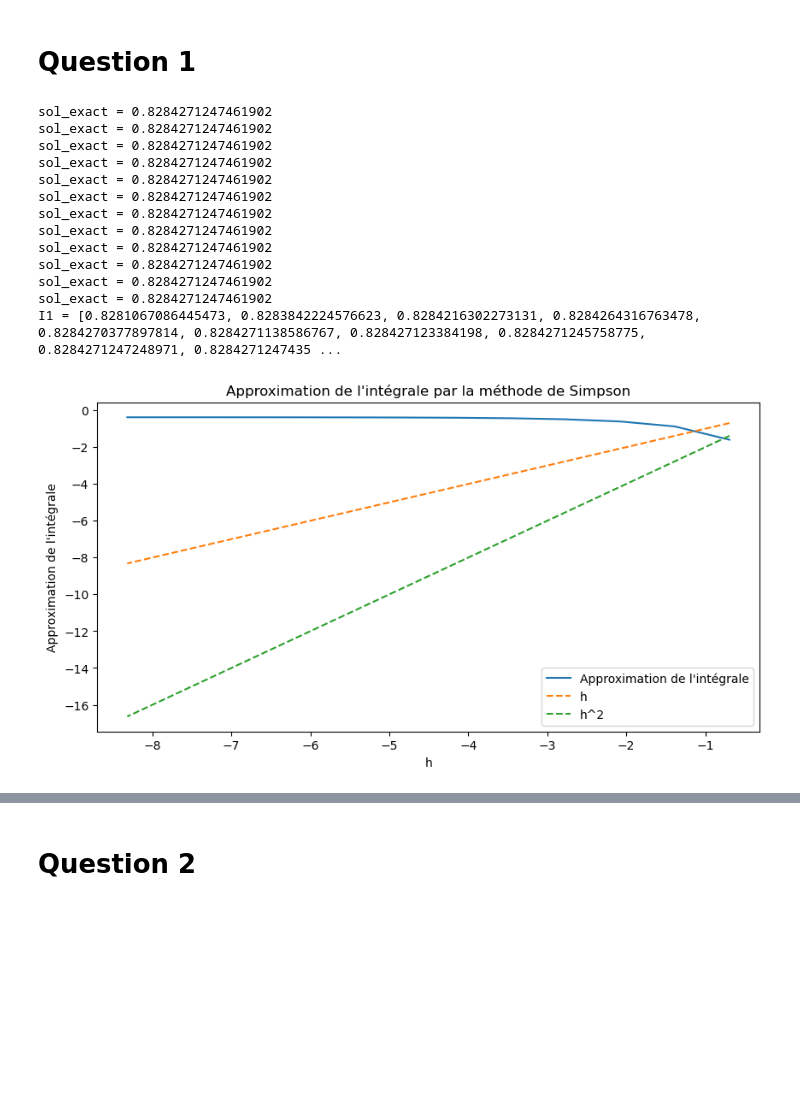
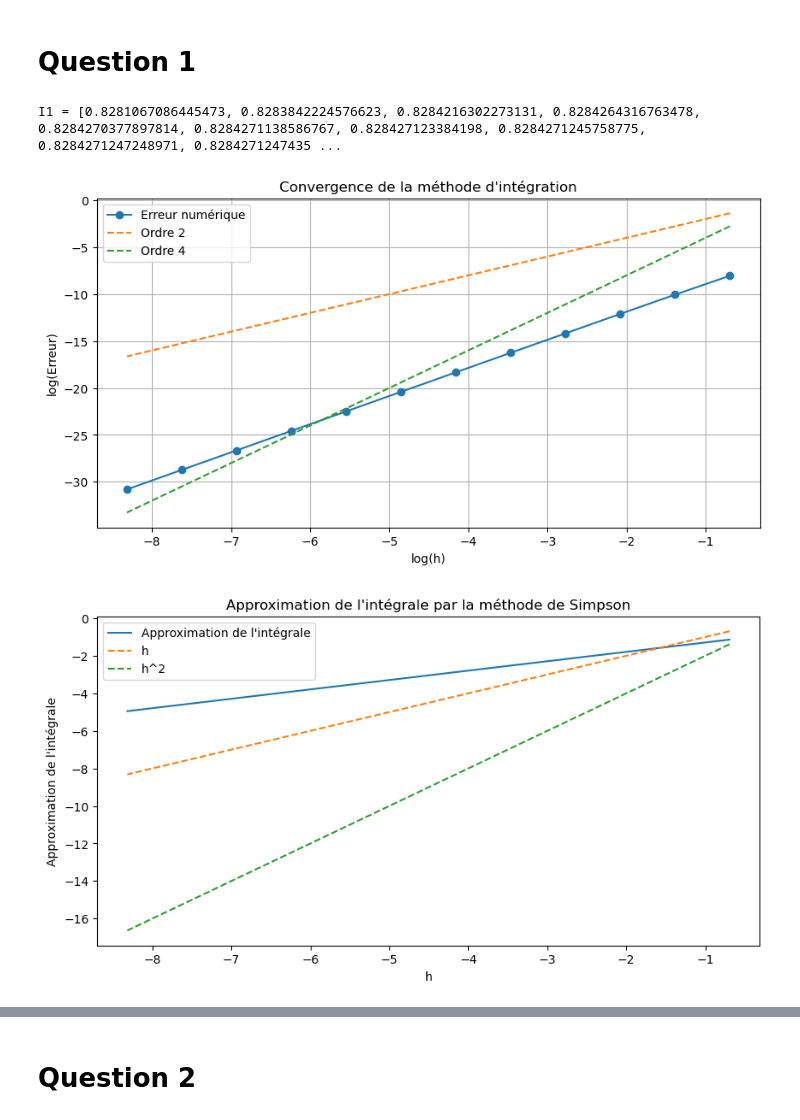
Before and after one commit to ArthurDanjou/ArtStudies, a Jupyter notebook: M1/Numerical Methods/TP_DANJOU_Arthur.ipynb, the cells around one changed output, grey strips where cells are left out. Drawn from its saved outputs; the diff is of its cells as text; code cells hidden in the pictures; blank space fills up the shorter version.

```diff
--- a/M1/Numerical Methods/TP_DANJOU_Arthur.ipynb
+++ b/M1/Numerical Methods/TP_DANJOU_Arthur.ipynb
@@ -14,45 +14,49 @@ def f(x):
 # %%
 a, b = 1, 2
 def compute_I(f, a, b, m):
-	h_list = (b - a) / m
+    h_list = (b - a) / m
+    I = []
+    errors = []
+    sol_exact = quad(f, a, b)[0]
 
-	I = []
-	errors = []
-	for h in h_list:
-		t = np.arange(a, b, h)
-		y = np.array([3 / 4 * h * f(t[i] + h/3) + h/4 * f(t[i] + h) for i in range(len(t))])
+    for h in h_list:
+        t = np.arange(a, b, h)
+        y = np.array([3/4 * h * f(t[i] + h/3) + h/4 * f(t[i] + h) for i in range(len(t))])
+        I_approx = np.sum(y)
+        I.append(I_approx)
+        errors.append(np.abs(I_approx - sol_exact))
 
-		sol_exact = quad(f, a, b)[0]
-		print(f"sol_exact = {sol_exact}")
-		errors.append(np.max(np.power(np.abs(y - sol_exact), 2)))
-		I.append(np.sum(y))
-	return I, h_list,errors
+    return I, h_list, errors
+# %%
+I1, h_list, errors1 = compute_I(f, a, b, m)
+
+print(f"I1 = {I1}")
+
+plt.figure(figsize=(10, 5))
+plt.plot(np.log(h_list), np.log(errors1), 'o-', label='Erreur numérique')
+plt.plot(np.log(h_list), 2*np.log(h_list), '--', label='Ordre 2')
+plt.plot(np.log(h_list), 4*np.log(h_list), '--', label='Ordre 4')
+plt.xlabel('log(h)')
+plt.ylabel('log(Erreur)')
+plt.title('Convergence de la méthode d\'intégration')
+plt.legend()
+plt.grid(True)
+plt.show()
+# %% [output]
+I1 = [0.8281067086445473, 0.8283842224576623, 0.8284216302273131, 0.8284264316763478, 0.8284270377897814, 0.8284271138586767, 0.828427123384198, 0.8284271245758775, 0.8284271247248971, 0.8284271247435 ...
+[figure, added]
 # %%
-I1, h_list, errors1 = compute_I(f, a, b, m)
-
-print(f"I1 = {I1}")
+a, b = 0, 1
+I2, h_list, errors2 = compute_I(f, a, b, m)
 
 plt.figure(figsize=(10, 5))
-plt.plot(np.log(h_list), np.log(errors1), label='Approximation de l\'intégrale')
+plt.plot(np.log(h_list), np.log(errors2), label='Approximation de l\'intégrale')
 plt.plot(np.log(h_list), np.log(h_list), '--', label='h')
 plt.plot(np.log(h_list), 2*np.log(h_list), '--', label='h^2')
 plt.xlabel('h')
 plt.ylabel('Approximation de l\'intégrale')
 plt.title('Approximation de l\'intégrale par la méthode de Simpson')
 plt.legend()
 plt.show()
 # %% [output]
-sol_exact = 0.8284271247461902
-sol_exact = 0.8284271247461902
-sol_exact = 0.8284271247461902
-sol_exact = 0.8284271247461902
-sol_exact = 0.8284271247461902
-sol_exact = 0.8284271247461902
-sol_exact = 0.8284271247461902
-sol_exact = 0.8284271247461902
-sol_exact = 0.8284271247461902
-sol_exact = 0.8284271247461902
-sol_exact = 0.8284271247461902
-sol_exact = 0.8284271247461902
-I1 = [0.8281067086445473, 0.8283842224576623, 0.8284216302273131, 0.8284264316763478, 0.8284270377897814, 0.8284271138586767, 0.828427123384198, 0.8284271245758775, 0.8284271247248971, 0.8284271247435 ...
-[figure, old version]
+[figure, new version]
```
Also changed, not shown: parts of 7 cells of this notebook, 1 other file.
